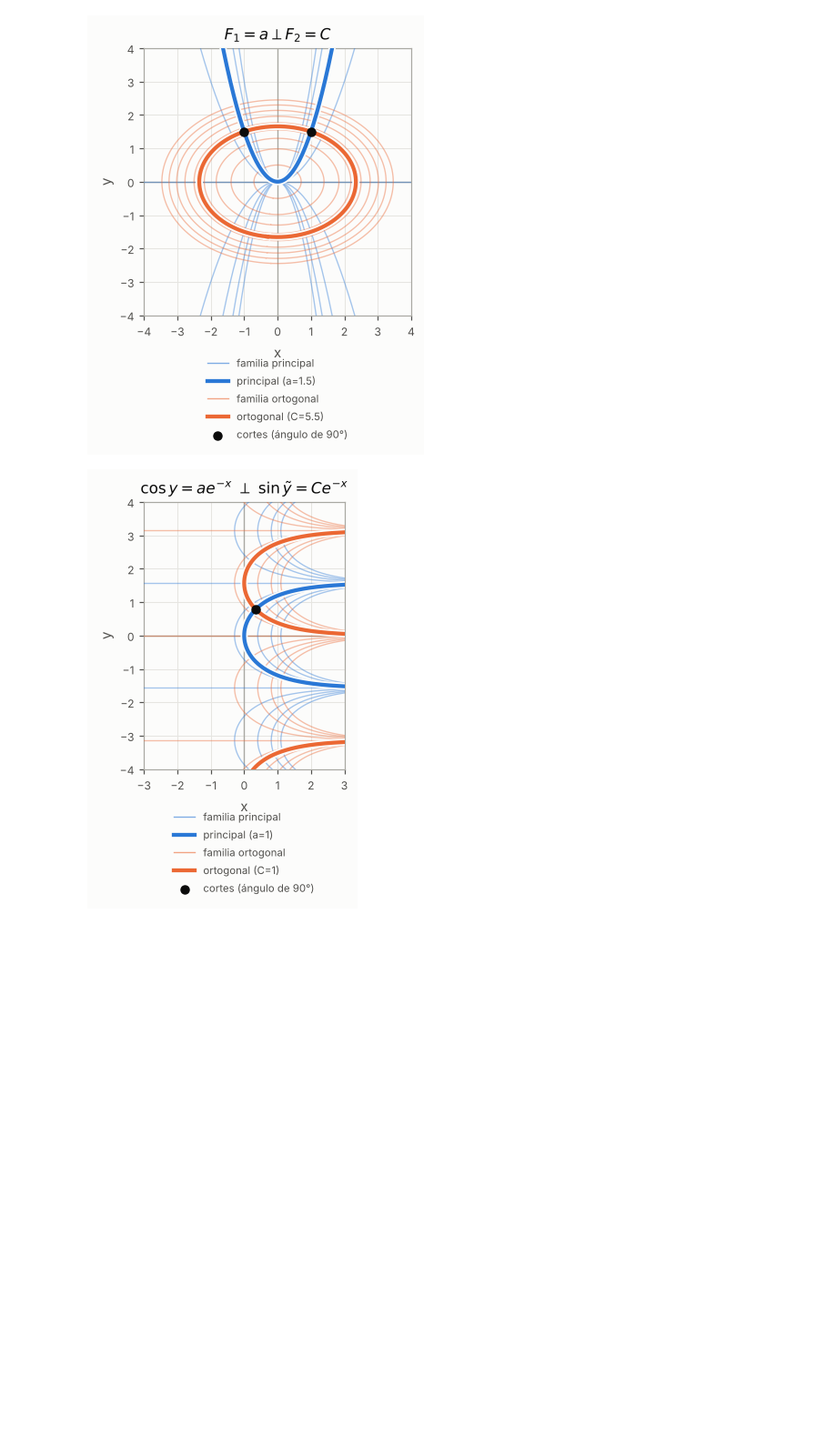
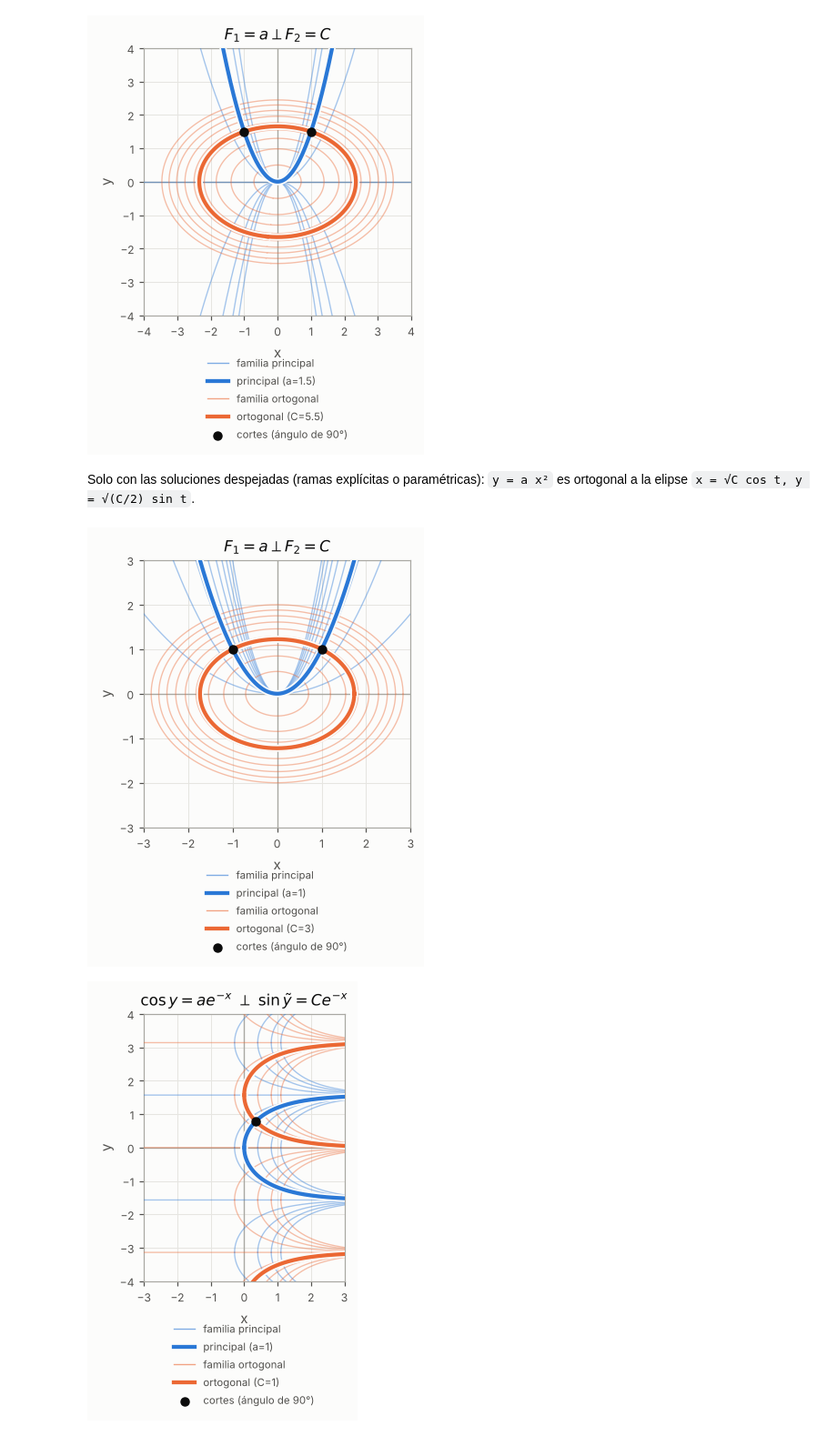
Before and after one commit to EnDriS10/Mathematical_Methods_1, a Jupyter notebook: notebooks/edo_graficas.ipynb, the cells around one changed output. Shown at 91% size. Cells and saved outputs as stored; diff of their text form; code cells hidden in the pictures; blank space fills up the shorter version.

```diff
--- a/notebooks/edo_graficas.ipynb
+++ b/notebooks/edo_graficas.ipynb
@@ -102,6 +119,12 @@ Ejemplo: `y = a xⁿ` es ortogonal a `x² + n y² = C`.
 plot_orthogonal("y/x^n", "x^2 + n*y^2", n=(0.5, 4, 2), a=(-3, 3, 1.5), C=(0.5, 12, 5.5), window=(-4, 4, -4, 4))
 # %% [output]
 [figure]
+# %% [markdown]
+Solo con las soluciones despejadas (ramas explícitas o paramétricas): `y = a x²` es ortogonal a la elipse `x = √C cos t, y = √(C/2) sin t`.
+# %%
+plot_orthogonal_analytic("a*x^2", dict(x="sqrt(C)*cos(t)", y="sqrt(C/2)*sin(t)", var="t", t=(0, 6.2832)), a=(0.2, 3, 1), C=(0.5, 8, 3), window=(-3, 3, -3, 3))
+# %% [output]
+[figure, added]
 # %%
 plot_problem("h3-20")
 # %% [output]
```
Also changed, not shown: parts of 8 cells of this notebook, 37 other files.
